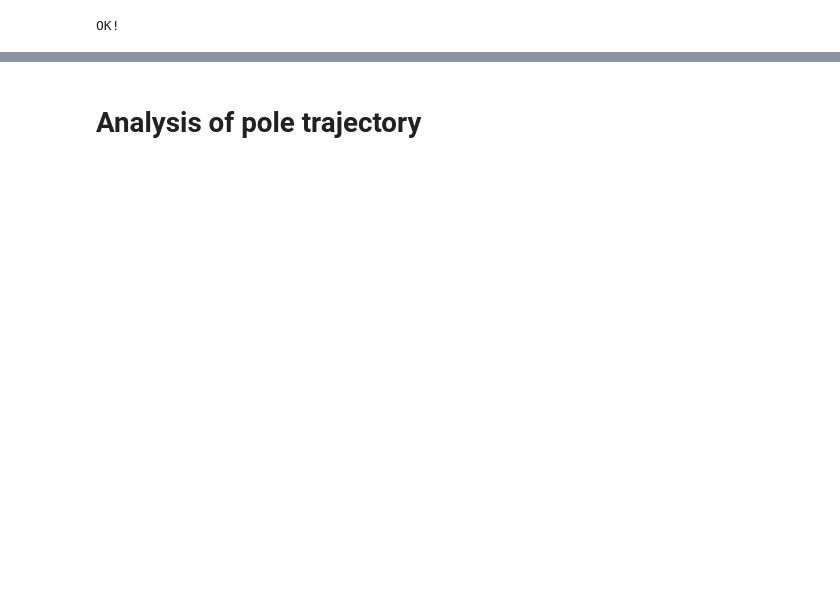
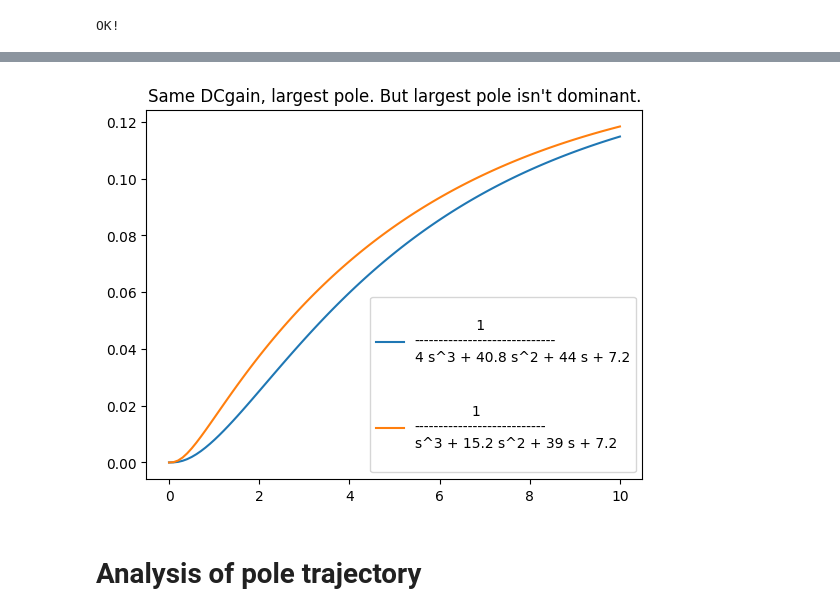
Before and after one commit to joseph-hellerstein/advanced-controls-lectures, a Jupyter notebook: lectures/lecture_14-Analysis-and-Design-of-Closed-Loop-Systems/root_locus_analysis.ipynb, the cells around one changed output, grey strips where cells are left out. Saved outputs shown, nothing was run; the diff lists cells and outputs as text; code cells hidden in the pictures; blank space fills up the shorter version.

```diff
--- a/lectures/lecture_14-Analysis-and-Design-of-Closed-Loop-Systems/root_locus_analysis.ipynb
+++ b/lectures/lecture_14-Analysis-and-Design-of-Closed-Loop-Systems/root_locus_analysis.ipynb
@@ -213,3 +219,10 @@ OK!
+# %%
+# 0.2 is a dominant pole for both transfer functions, but 0.2 is not dominant for one
+tf1 = 1/(4*(s +9)*(s + 1)*(s + 0.2))
+tf2 = 1/((s +12)*(s + 3)*(s + 0.2))
+plotTransferFunctions(tf1, tf2, title="Same DCgain, largest pole. But largest pole isn't dominant.")
+# %% [output]
+[figure, added]
 # %% [markdown]
 # Analysis of pole trajectory
 # %% [markdown]
```
Also changed, not shown: parts of 23 cells of this notebook, 3 other files.
